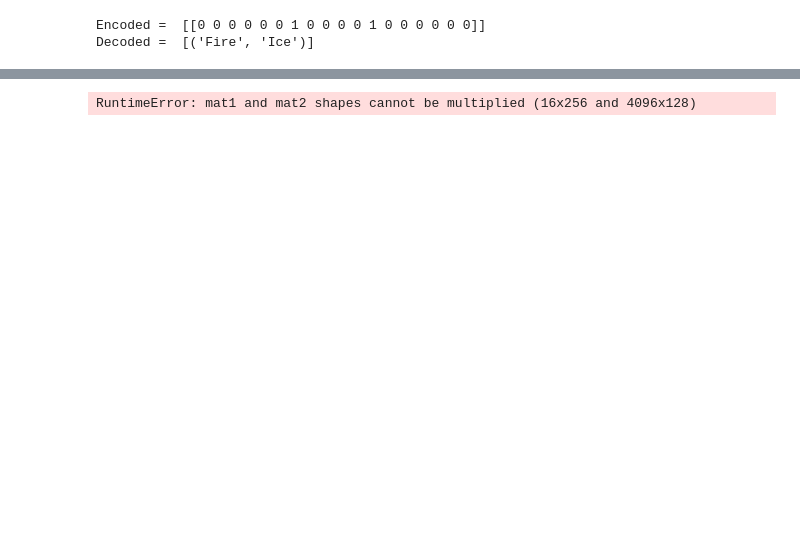
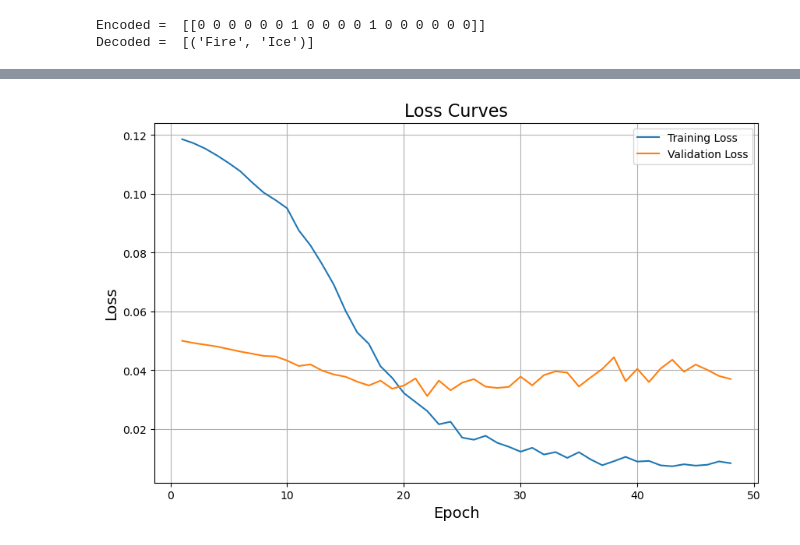
Before and after one commit to delta619/Pokemon_pytorch_CNN_multi_label, a Jupyter notebook: DC2.ipynb, the cells around one changed output, grey strips where cells are left out. Drawn from its saved outputs; the diff is of its cells as text; code cells hidden in the pictures; blank space fills up the shorter version.

```diff
--- a/DC2.ipynb
+++ b/DC2.ipynb
@@ -277,43 +268,4 @@ ValueError: Target size (torch.Size([32, 1, 18])) must be the same as input size
-# %%
-import torch
-import torch.nn as nn
-import torch.optim as optim
-
-# Define the loss function for multi-label classification
-criterion = nn.BCEWithLogitsLoss()
-
-# Define the optimizer
-optimizer = optim.Adam(model.parameters(), lr=0.001)  # Using Adam optimizer for optimization
-
-# Define the number of epochs
-epochs = 5
-
-# Lists to store training and validation losses
-train_loss = []
-valid_loss = []
-
-# Training loop
-for epoch in range(epochs):
-    epoch_train_loss = 0.
-    model.train()
-    for data, target in train_loader:
-        optimizer.zero_grad()
-        output = model(data[0])
-        loss = criterion(output, target[0].float())  # Convert target to float for BCEWithLogitsLoss
-        loss.backward()
-        optimizer.step()
-        epoch_train_loss += loss.item() * data[0].size(0)
-    train_loss.append(epoch_train_loss / len(train_loader.dataset))
-
-    model.eval()
-    epoch_valid_loss = 0.
-    with torch.no_grad():
-        for data, target in valid_loader:
-            output = model(data[0])
-            loss = criterion(output, target[0].float())  # Convert target to float for BCEWithLogitsLoss
-            epoch_valid_loss += loss.item() * data.size(0)
-    valid_loss.append(epoch_valid_loss / len(valid_loader.dataset))
-
-    print('Epoch', epoch, 'Train Loss:', train_loss[-1], 'Valid Loss:', valid_loss[-1])
-# %% [output]
-RuntimeError: mat1 and mat2 shapes cannot be multiplied (16x256 and 4096x128)
+# %%
+plot_loss_curves(train_loss[1:], valid_loss[1:])
+# %% [output]
+[figure, added]
```
Also changed, not shown: parts of 23 cells of this notebook, 2 other files.
